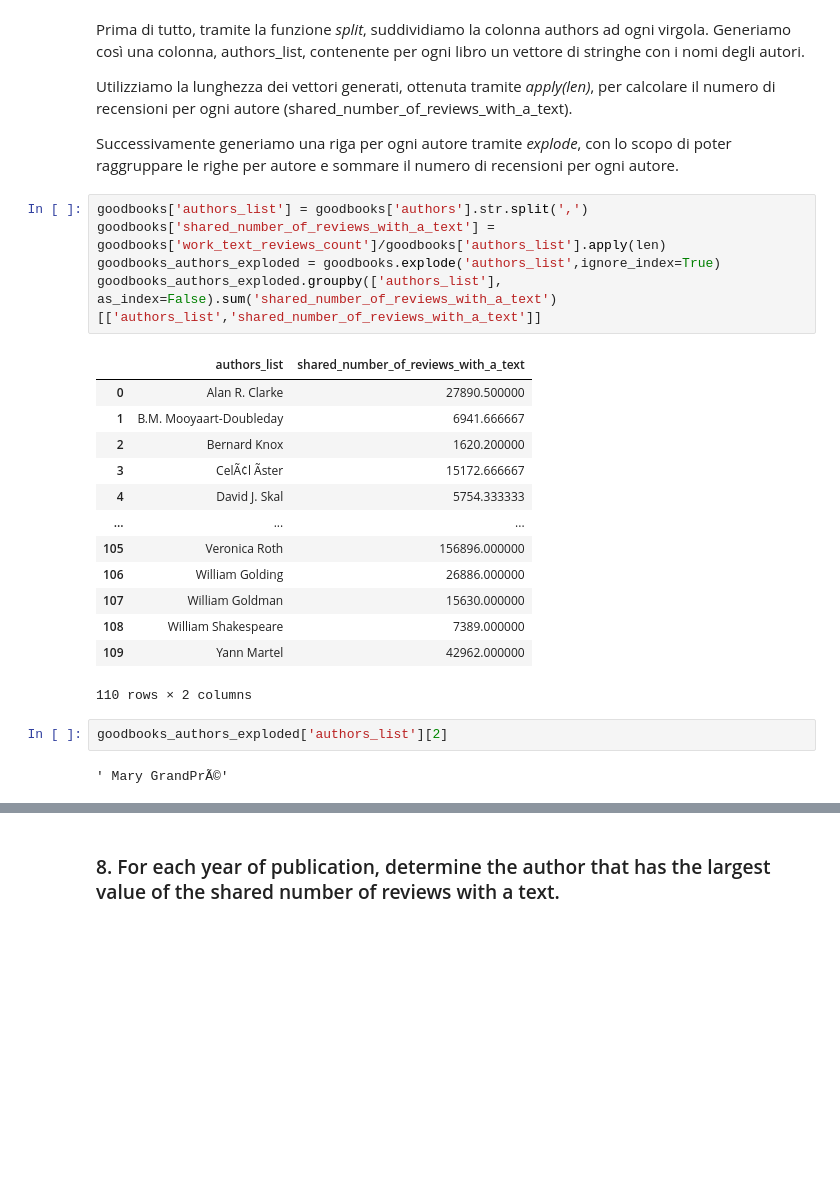
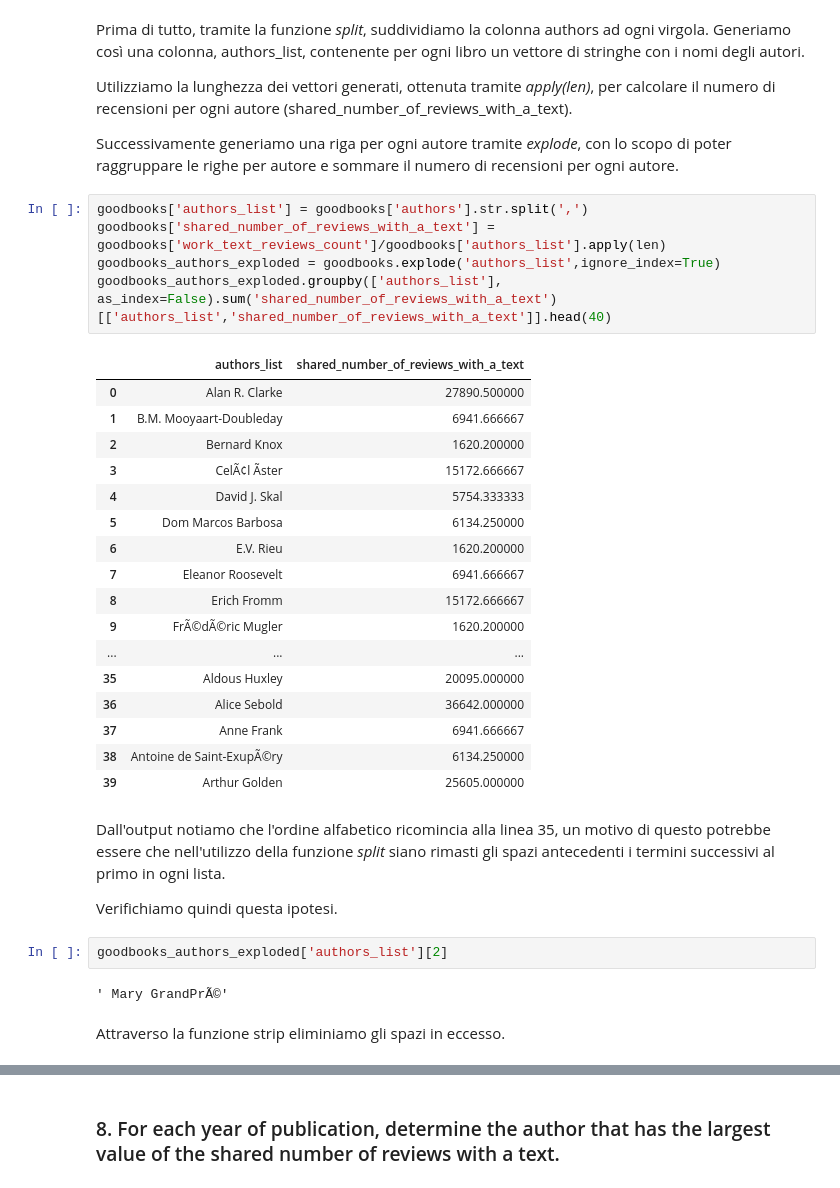
Before and after one commit to lucasammarini/FCSProject-Sammarini-TarolliBrame, a Jupyter notebook: progetto-2021.ipynb, the cells around one changed output, grey strips where cells are left out. Cells and saved outputs as stored; diff of their text form; blank space fills up the shorter version.

```diff
--- a/progetto-2021.ipynb
+++ b/progetto-2021.ipynb
@@ -276,7 +276,7 @@ Successivamente generiamo una riga per ogni autore tramite _explode_, con lo sco
 goodbooks['authors_list'] = goodbooks['authors'].str.split(',')
 goodbooks['shared_number_of_reviews_with_a_text'] = goodbooks['work_text_reviews_count']/goodbooks['authors_list'].apply(len)
 goodbooks_authors_exploded = goodbooks.explode('authors_list',ignore_index=True)
-goodbooks_authors_exploded.groupby(['authors_list'], as_index=False).sum('shared_number_of_reviews_with_a_text')[['authors_list','shared_number_of_reviews_with_a_text']]
+goodbooks_authors_exploded.groupby(['authors_list'], as_index=False).sum('shared_number_of_reviews_with_a_text')[['authors_list','shared_number_of_reviews_with_a_text']].head(40)
 # %% [output]
 |  | authors_list | shared_number_of_reviews_with_a_text |
 | 0 | Alan R. Clarke | 27890.500000 |
@@ -286,14 +286,24 @@ goodbooks_authors_exploded.groupby(['authors_list'], as_index=False).sum('shared
 | 4 | David J. Skal | 5754.333333 |
+| 5 | Dom Marcos Barbosa | 6134.250000 |
+| 6 | E.V. Rieu | 1620.200000 |
+| 7 | Eleanor Roosevelt | 6941.666667 |
+| 8 | Erich Fromm | 15172.666667 |
+| 9 | FrÃ©dÃ©ric Mugler | 1620.200000 |
 | ... | ... | ... |
-| 105 | Veronica Roth | 156896.000000 |
-| 106 | William Golding | 26886.000000 |
-| 107 | William Goldman | 15630.000000 |
-| 108 | William Shakespeare | 7389.000000 |
-| 109 | Yann Martel | 42962.000000 |
+| 35 | Aldous Huxley | 20095.000000 |
+| 36 | Alice Sebold | 36642.000000 |
+| 37 | Anne Frank | 6941.666667 |
+| 38 | Antoine de Saint-ExupÃ©ry | 6134.250000 |
+| 39 | Arthur Golden | 25605.000000 |
-110 rows × 2 columns
+# %% [markdown]
+Dall'output notiamo che l'ordine alfabetico ricomincia alla linea 35, un motivo di questo potrebbe essere che nell'utilizzo della funzione _split_ siano rimasti gli spazi antecedenti i termini successivi al primo in ogni lista.
+
+Verifichiamo quindi questa ipotesi.
 # %%
 goodbooks_authors_exploded['authors_list'][2]
 # %% [output]
 ' Mary GrandPrÃ©'
+# %% [markdown]
+Attraverso la funzione strip eliminiamo gli spazi in eccesso.
 # %%
 goodbooks_authors_exploded['authors_list'] = goodbooks_authors_exploded['authors_list'].str.strip()
```
Also changed, not shown: parts of 15 cells of this notebook.
